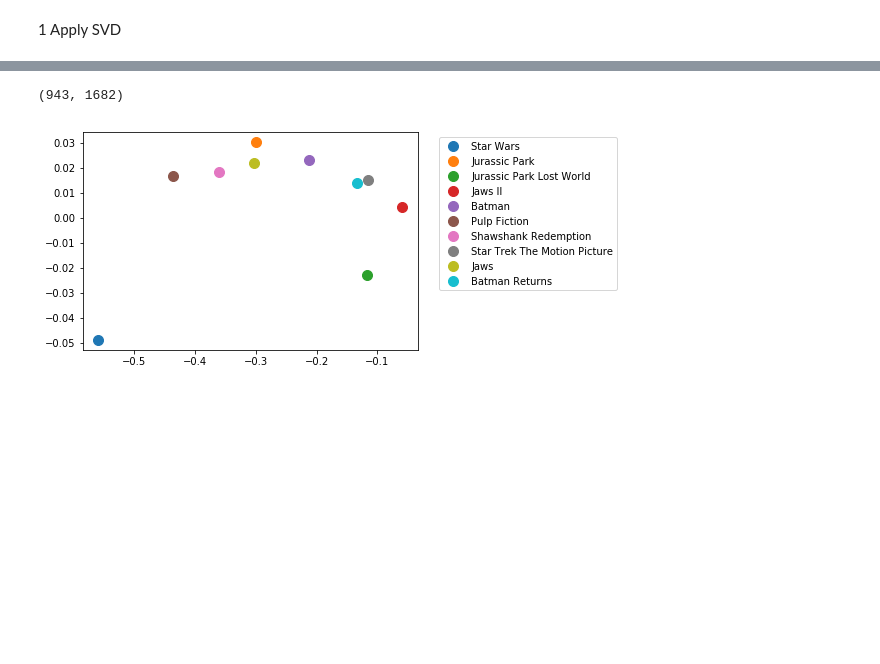
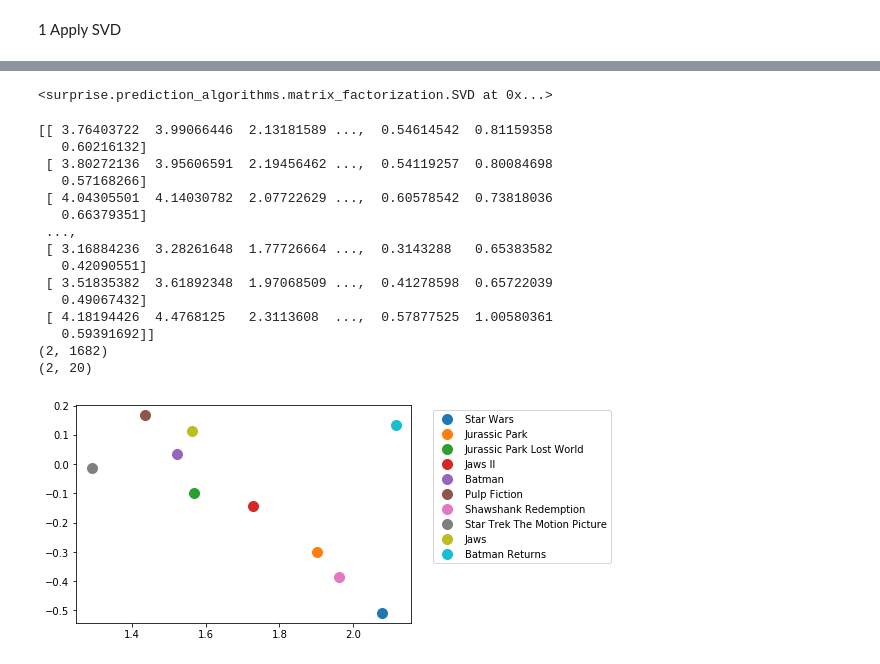
Before and after one commit to reislerjul/-MovieLens-Visualization, a Jupyter notebook: Visualizations-SkLearn.ipynb, the cells around one changed output, grey strips where cells are left out. Drawn from its saved outputs; the diff is of its cells as text; code cells hidden in the pictures; blank space fills up the shorter version.

```diff
--- a/Visualizations-SkLearn.ipynb
+++ b/Visualizations-SkLearn.ipynb
@@ -620,4 +480,0 @@ done 2
-# %%
-print(training_matrix.shape)
-# %% [output]
-(943, 1682)
@@ -624,20 +493,91 @@ print(training_matrix.shape)
+# %%
+# Create a pandas dataframe to hold the data in order to load it into the scikit-learn SVD.
+ratings_dict = {'user': data[:, 0],
+                'movie': data[:, 1],
+                'rating': data[:, 2]}
+df = pd.DataFrame(ratings_dict)
+
+# A reader is needed to read the pandas dataframe.
+reader = Reader(rating_scale=(1, 5))
+
+# The columns must correspond to user id, item id and ratings (in that order).
+dataset = Dataset.load_from_df(df[['user', 'movie', 'rating']], reader)
+
+#kf = KFold(n_splits=)
+#for trainset, testset in kf.split(dataset):
+
+#     algo = surprise.prediction_algorithms.matrix_factorization.SVD(biased = False, lr_all = 0.005, reg_all = 0.1)
+#     algo.fit(trainset)
+#     predictions = algo.test(testset)
+
+#     # Compute and print Root Mean Squared Error
+#     accuracy.rmse(predictions, verbose=True)
+
+algo = surprise.prediction_algorithms.matrix_factorization.SVD(n_factors = 20, biased = False, lr_all = 0.005, reg_all = 0.1)
+
+algo.fit(dataset.build_full_trainset())
+#predictions = algo.test(tset)
+
+# Compute and print Root Mean Squared Error
+#accuracy.rmse(predictions, verbose=True)
+# %% [output]
+<surprise.prediction_algorithms.matrix_factorization.SVD at 0x...>
 # %%
+P = algo.pu
+Q = algo.qi
+
+U = P
+V = Q.transpose()
+
+surprise_pred = np.dot(U, V)
+print(surprise_pred)
+
+u1, s1, v1 = np.linalg.svd(U, full_matrices = False)
+u2, s2, v2 = np.linalg.svd(V, full_matrices = False)
+
+two_columns_U = np.array(u1[:, :2])
+two_columns_V = np.array(u2[:, :2])
+
+U_tilda = np.dot(two_columns_U.transpose(), U)
+V_tilda = np.dot(two_columns_V.transpose(), V)
+
+U_tilda = np.array(U_tilda)
+V_tilda = np.array(V_tilda)
+
+print(V_tilda.shape)
+print(U_tilda.shape)
+
 plt.plot([V_tilda[0][49]], [V_tilda[1][49]], 'o', markersize=10, label='Star Wars')
 plt.plot([V_tilda[0][81]], [V_tilda[1][81]], 'o', markersize=10, label='Jurassic Park')
 plt.plot([V_tilda[0][251]], [V_tilda[1][251]], 'o', markersize=10, \
          label='Jurassic Park Lost World')
 plt.plot([V_tilda[0][451]], [V_tilda[1][451]], 'o', markersize=10, label='Jaws II')
 plt.plot([V_tilda[0][402]], [V_tilda[1][402]], 'o', markersize=10, \
          label='Batman')
 plt.plot([V_tilda[0][55]], [V_tilda[1][55]], 'o', markersize=10, label='Pulp Fiction')
 plt.plot([V_tilda[0][63]], [V_tilda[1][63]], 'o', markersize=10, \
          label='Shawshank Redemption')
 plt.plot([V_tilda[0][448]], [V_tilda[1][448]], 'o', markersize=10, label='Star Trek \
 The Motion Picture')
 plt.plot([V_tilda[0][233]], [V_tilda[1][233]], 'o', markersize=10, label='Jaws')
 plt.plot([V_tilda[0][230]], [V_tilda[1][230]], 'o', markersize=10, label='Batman Returns')
 
 plt.legend(loc=2, bbox_to_anchor=(1.05, 1))
 plt.show()
 # %% [output]
+[[ 3.76403722  3.99066446  2.13181589 ...,  0.54614542  0.81159358
+   0.60216132]
+ [ 3.80272136  3.95606591  2.19456462 ...,  0.54119257  0.80084698
+   0.57168266]
+ [ 4.04305501  4.14030782  2.07722629 ...,  0.60578542  0.73818036
+   0.66379351]
+ ...,
+ [ 3.16884236  3.28261648  1.77726664 ...,  0.3143288   0.65383582
+   0.42090551]
+ [ 3.51835382  3.61892348  1.97068509 ...,  0.41278598  0.65722039
+   0.49067432]
+ [ 4.18194426  4.4768125   2.3113608  ...,  0.57877525  1.00580361
+   0.59391692]]
+(2, 1682)
+(2, 20)
-[figure, old version]
+[figure, new version]
```
Also changed, not shown: parts of 28 cells of this notebook.
